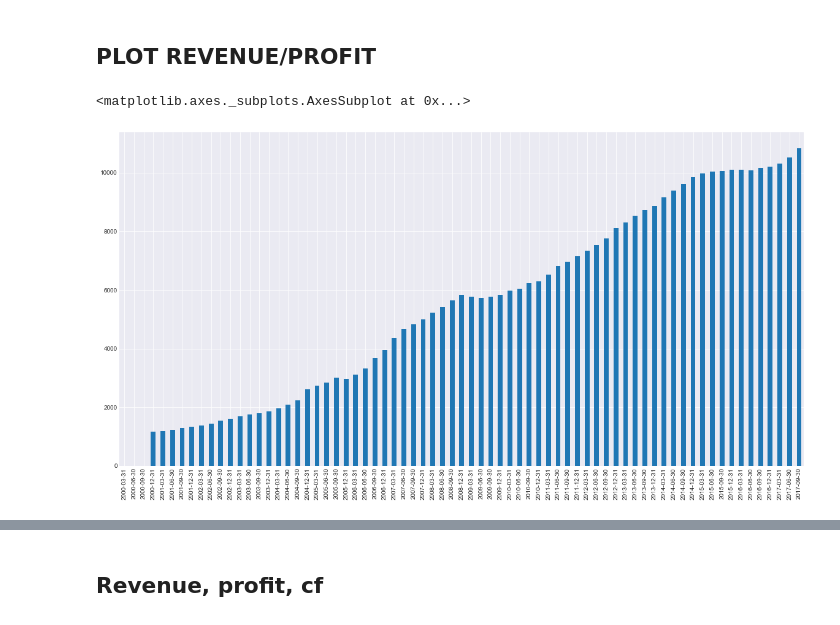
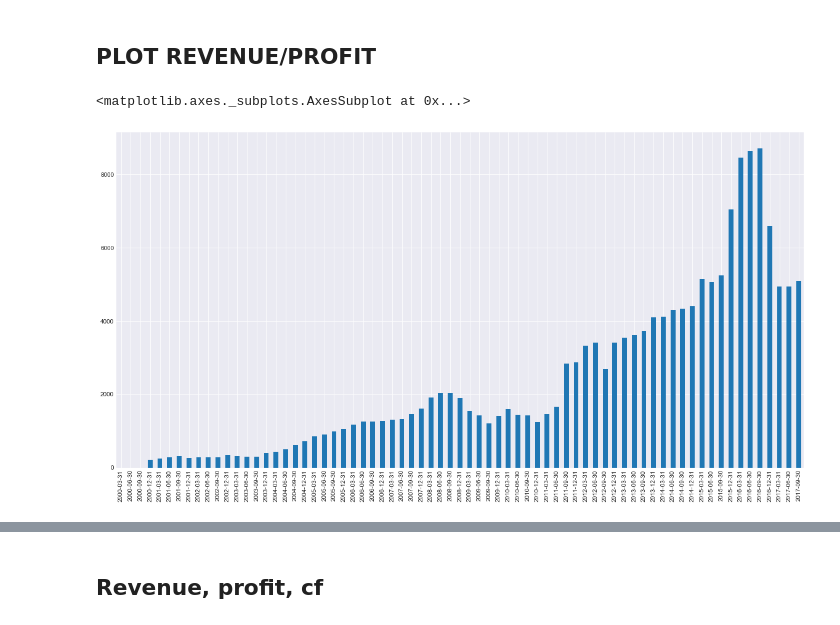
Before and after one commit to dsysbydx/project-potzy, a Jupyter notebook: notebook/main_dash_board.ipynb, the cells around one changed output, grey strips where cells are left out. Cells and saved outputs as stored; diff of their text form; code cells hidden in the pictures.

```diff
--- a/notebook/main_dash_board.ipynb
+++ b/notebook/main_dash_board.ipynb
@@ -1,15 +1,15 @@
 # %%
 %run 'header.ipynb'
 # %%
-ticker = 'SVH'
+ticker = 'MINT'
 dfs = pd.read_csv('../data/siamchart/fs/2018/1/21/'+ticker+'.csv',index_col=[0])
 # %% [markdown]
 ## PLOT REVENUE/PROFIT
 # %%
-dfs['revenue'].rolling(window=4).sum().sort_index(ascending=True).plot(kind='bar',figsize=(20,10))
+dfs['net_profit'].rolling(window=4).sum().sort_index(ascending=True).plot(kind='bar',figsize=(20,10))
 # %% [output]
 <matplotlib.axes._subplots.AxesSubplot at 0x...>
-[figure, old version]
+[figure, new version]
 # %%
 cols=['revenue','gross_profit','operating_profit','net_profit','eps',"number_of_shares",'cash_flow_operation','cash_flow_investment','cash_flow_financing']
 dfs[cols].rolling(window=4).sum().sort_index(ascending=False)
```
Also changed, not shown: parts of 9 cells of this notebook, 4 other files.
